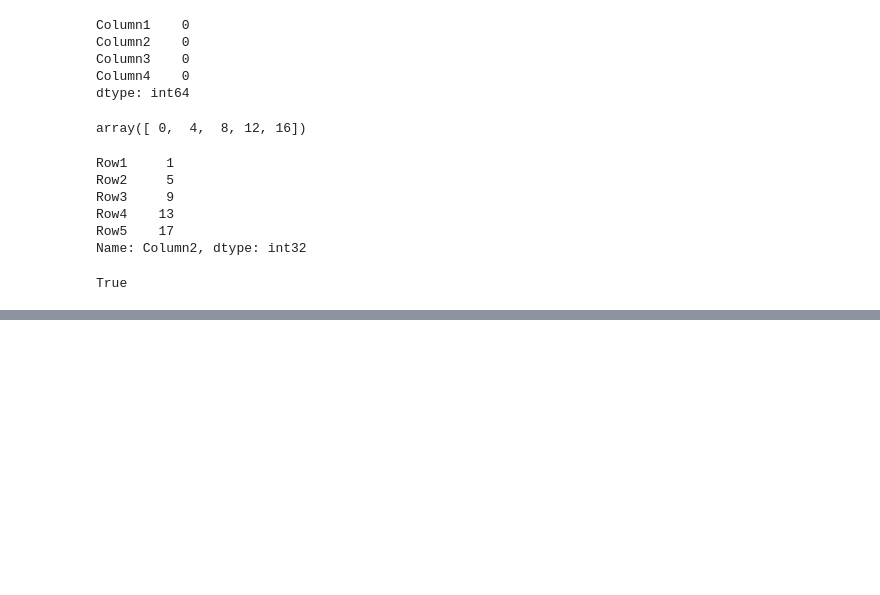
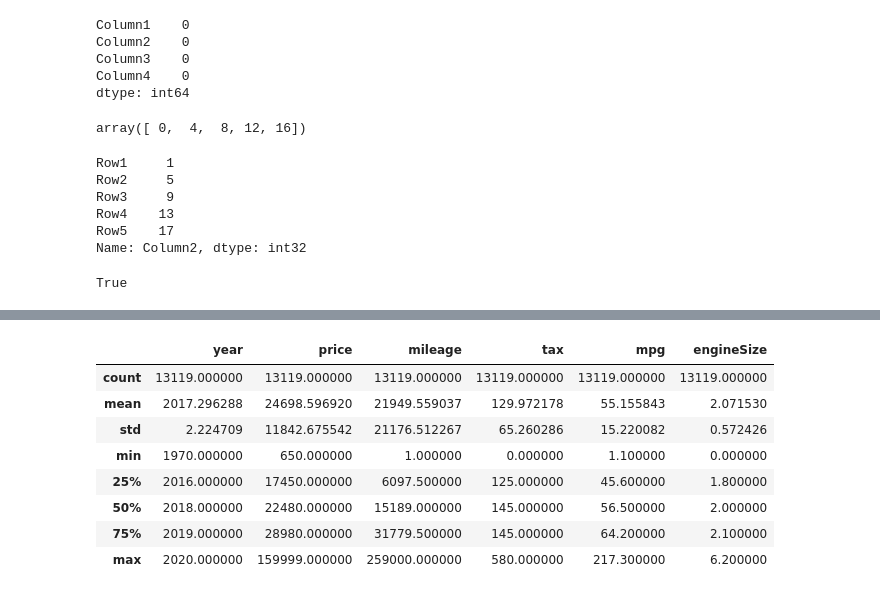
Before and after one commit to Sudeepkumar0/Python_practice, a Jupyter notebook: pandas_dataframe.ipynb, the cells around one changed output, grey strips where cells are left out. Saved outputs shown, nothing was run; the diff lists cells and outputs as text; code cells hidden in the pictures; blank space fills up the shorter version.

```diff
--- a/pandas_dataframe.ipynb
+++ b/pandas_dataframe.ipynb
@@ -103,0 +158,12 @@ True
+# %%
+df.describe()
+# %% [output]
+|  | year | price | mileage | tax | mpg | engineSize |
+| count | 13119.000000 | 13119.000000 | 13119.000000 | 13119.000000 | 13119.000000 | 13119.000000 |
+| mean | 2017.296288 | 24698.596920 | 21949.559037 | 129.972178 | 55.155843 | 2.071530 |
+| std | 2.224709 | 11842.675542 | 21176.512267 | 65.260286 | 15.220082 | 0.572426 |
+| min | 1970.000000 | 650.000000 | 1.000000 | 0.000000 | 1.100000 | 0.000000 |
+| 25% | 2016.000000 | 17450.000000 | 6097.500000 | 125.000000 | 45.600000 | 1.800000 |
+| 50% | 2018.000000 | 22480.000000 | 15189.000000 | 145.000000 | 56.500000 | 2.000000 |
+| 75% | 2019.000000 | 28980.000000 | 31779.500000 | 145.000000 | 64.200000 | 2.100000 |
+| max | 2020.000000 | 159999.000000 | 259000.000000 | 580.000000 | 217.300000 | 6.200000 |
```
Also changed, not shown: parts of 22 cells of this notebook, 4 other files.
